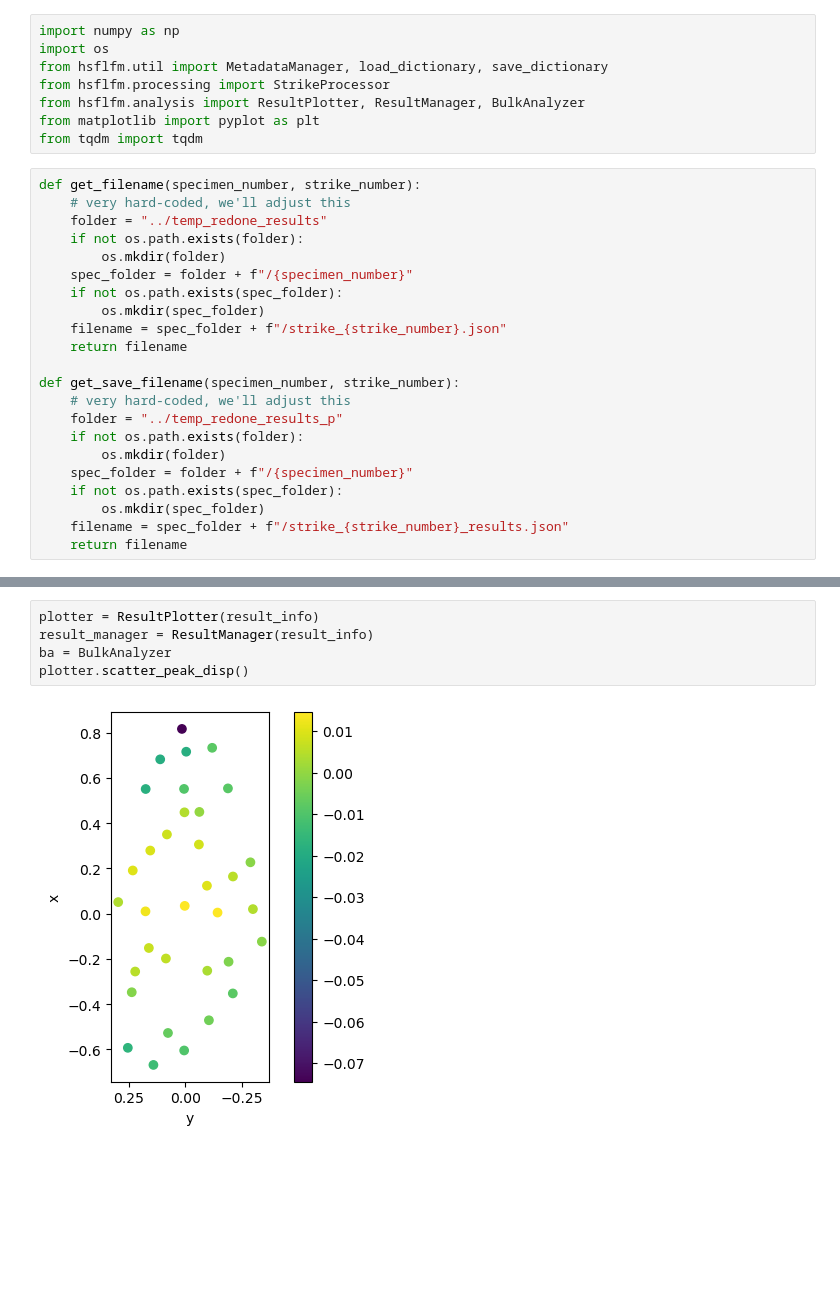
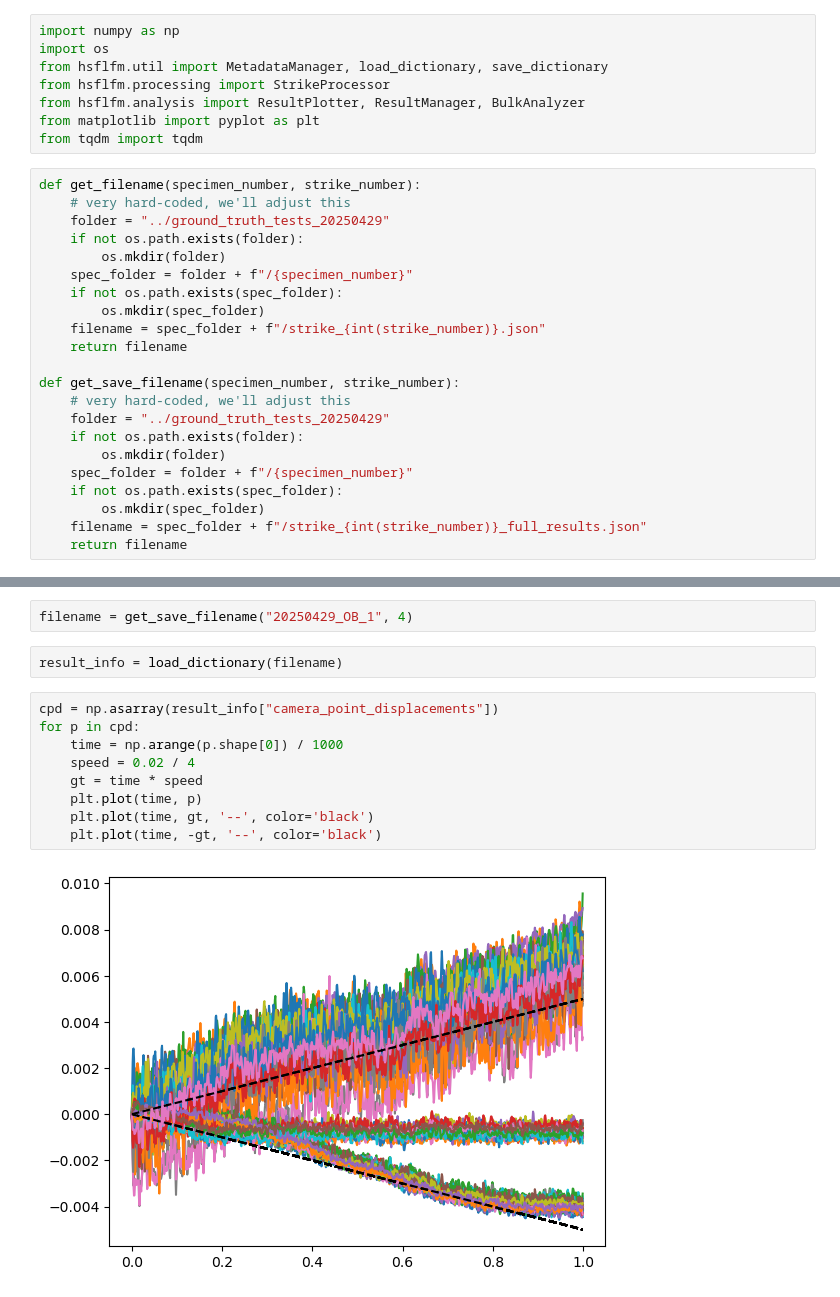
Before and after one commit to clarebcook/HighSpeedFLFM, a Jupyter notebook: processing_example_scripts/process_from_pre_alignment.ipynb, the cells around one changed output, grey strips where cells are left out. Cells and saved outputs as stored; diff of their text form; blank space fills up the shorter version.

```diff
--- a/processing_example_scripts/process_from_pre_alignment.ipynb
+++ b/processing_example_scripts/process_from_pre_alignment.ipynb
@@ -9,23 +9,23 @@ from tqdm import tqdm
 # %%
 def get_filename(specimen_number, strike_number):
     # very hard-coded, we'll adjust this
-    folder = "../temp_redone_results"
+    folder = "../ground_truth_tests_20250429"
     if not os.path.exists(folder):
         os.mkdir(folder)
     spec_folder = folder + f"/{specimen_number}"
     if not os.path.exists(spec_folder):
         os.mkdir(spec_folder)
-    filename = spec_folder + f"/strike_{strike_number}.json"
+    filename = spec_folder + f"/strike_{int(strike_number)}.json"
     return filename
 
 def get_save_filename(specimen_number, strike_number):
     # very hard-coded, we'll adjust this
-    folder = "../temp_redone_results_p"
+    folder = "../ground_truth_tests_20250429"
     if not os.path.exists(folder):
         os.mkdir(folder)
     spec_folder = folder + f"/{specimen_number}"
     if not os.path.exists(spec_folder):
         os.mkdir(spec_folder)
-    filename = spec_folder + f"/strike_{strike_number}_results.json"
+    filename = spec_folder + f"/strike_{int(strike_number)}_full_results.json"
     return filename
 # %%
@@ -57,10 +57,18 @@ for specimen_number in specimen_numbers:
         #break
 
         save_dictionary(result_info, save_filename)
-# %%
-plotter = ResultPlotter(result_info)
-result_manager = ResultManager(result_info)
-ba = BulkAnalyzer
-plotter.scatter_peak_disp()
-# %% [output]
-[figure, removed]
+# %%
+filename = get_save_filename("20250429_OB_1", 4)
+# %%
+result_info = load_dictionary(filename)
+# %%
+cpd = np.asarray(result_info["camera_point_displacements"])
+for p in cpd:
+    time = np.arange(p.shape[0]) / 1000
+    speed = 0.02 / 4
+    gt = time * speed
+    plt.plot(time, p)
+    plt.plot(time, gt, '--', color='black')
+    plt.plot(time, -gt, '--', color='black')
+# %% [output]
+[figure, added]
```
Also changed, not shown: parts of 3 cells of this notebook, 4 other files.
